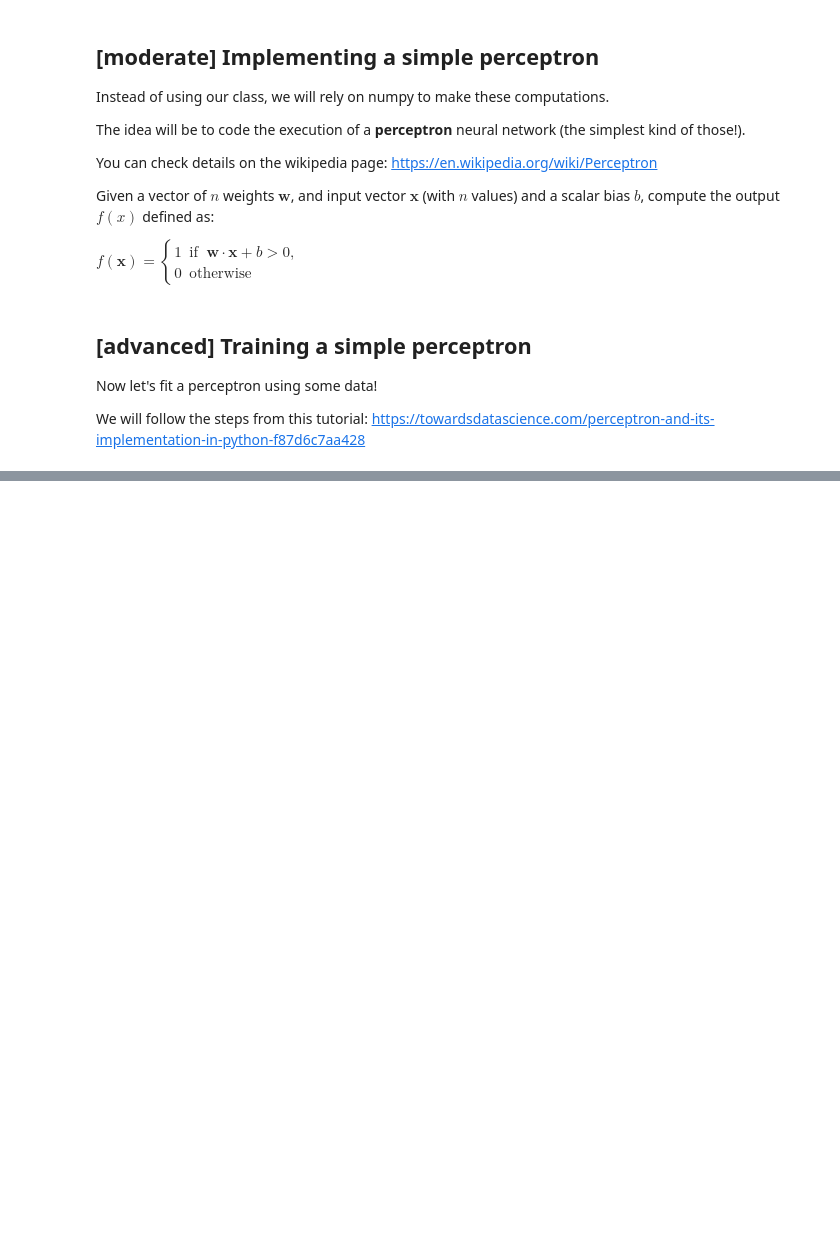
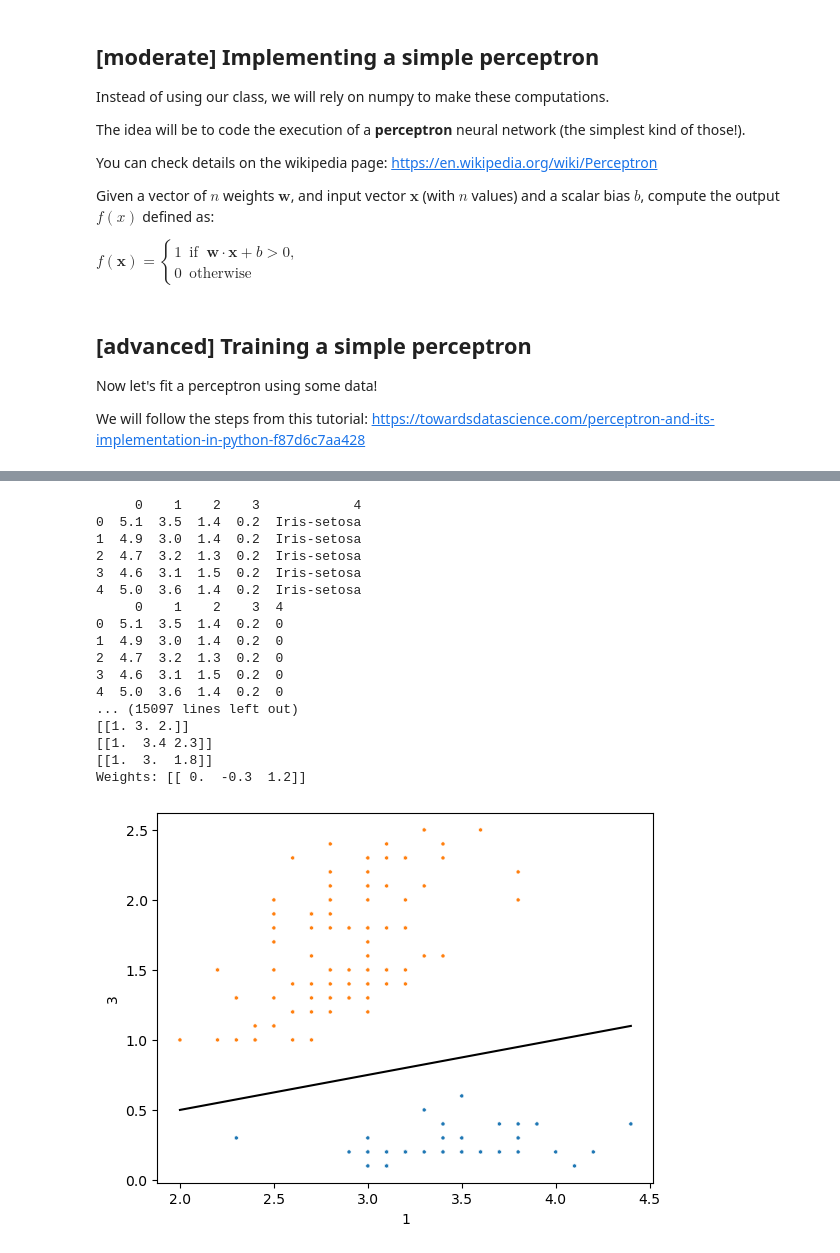
Before and after one commit to Fulin-ZHANG/EM-Lyon, a Jupyter notebook: Week2_Data_cleaning_analysis/Session_05/Session_05 - Copy.ipynb, the cells around one changed output, grey strips where cells are left out. Drawn from its saved outputs; the diff is of its cells as text; code cells hidden in the pictures; blank space fills up the shorter version.

```diff
--- a/Week2_Data_cleaning_analysis/Session_05/Session_05 - Copy.ipynb
+++ b/Week2_Data_cleaning_analysis/Session_05/Session_05 - Copy.ipynb
@@ -335,3 +335,9 @@ Now let's fit a perceptron using some data!
 
 We will follow the steps from this tutorial:
 https://towardsdatascience.com/perceptron-and-its-implementation-in-python-f87d6c7aa428
+# %%
+from sklearn.datasets import load_iris
+
+data = load_iris()
+data.data  # 特征
+# data.target
@@ -338,6 +362,23 @@ https://towardsdatascience.com/perceptron-and-its-implementation-in-python-f87d6
 # %%
 def msds_perceptron(data, num_iter):
-    pass
+    features = data[:, :-1]
+    classes = data[:, -1]
+    w = np.zeros(shape=(1, features.shape[1] + 1))
+    misclasstified_ = []
+    for epoch in range(num_iter):
+        print(f"#### EPOCH {epoch}")
+        misclasstified = 0
+        for f, cls in zip(features, classes):
+            f = np.insert(f, 0, 1.0)
+            y = np.dot(f, w.T)
+            target = 1.0 if (y > 0) else 0.0
+            print(f)
+            delta = cls[0, 0] - target
+            if delta:
+                # delta is not 0
+                w += delta * f
+        misclasstified_.append(misclasstified)
+    return w, misclasstified_
 
 
 def test_msds_perceptron_fit():
@@ -345,31 +386,50 @@ def test_msds_perceptron_fit():
     # 0: SepalWidth
     # 1: SepalLength
     # 2: PetalWidth
     # 3: PetalLength
     # 4: Class
     print(iris.head())
     # Change class te be with 0/1
     iris[4] = np.where(iris.iloc[:, -1] == "Iris-setosa", 0, 1)
     print(iris.head())
     cls = iris[4]
     iris = iris.drop(columns=[0, 2])
     data = np.asmatrix(iris, dtype="float64")
     num_iter = 100
-    w, misclassified_ = perceptron(data, num_iter)
+    w, misclassified_ = msds_perceptron(data, num_iter)
     print(f"Weights: {w}")
     weights = w[0]
     x = iris[1]
     y = iris[3]
     sb.scatterplot(x=x, y=y, marker=".", hue=cls, legend=None)
     # The Line is y=mx+c
     #
     # w0 + w1.x + w2.y = 0
     # y = -w0/w2 - w1x/w2
     X_th = np.array([min(x), max(x)])
     m = -weights[1] / weights[2]
     c = -weights[0] / weights[2]
     Y_th = m * X_th + c
     sb.lineplot(x=X_th, y=Y_th, color="k")
 
 
 test_msds_perceptron_fit()
+# %% [output]
+     0    1    2    3            4
+0  5.1  3.5  1.4  0.2  Iris-setosa
+1  4.9  3.0  1.4  0.2  Iris-setosa
+2  4.7  3.2  1.3  0.2  Iris-setosa
+3  4.6  3.1  1.5  0.2  Iris-setosa
+4  5.0  3.6  1.4  0.2  Iris-setosa
+     0    1    2    3  4
+0  5.1  3.5  1.4  0.2  0
+1  4.9  3.0  1.4  0.2  0
+2  4.7  3.2  1.3  0.2  0
+3  4.6  3.1  1.5  0.2  0
+4  5.0  3.6  1.4  0.2  0
+... (15097 lines left out)
+[[1. 3. 2.]]
+[[1.  3.4 2.3]]
+[[1.  3.  1.8]]
+Weights: [[ 0.  -0.3  1.2]]
+[figure, added]
```
Also changed, not shown: parts of 1 cell of this notebook, 11 other files.
